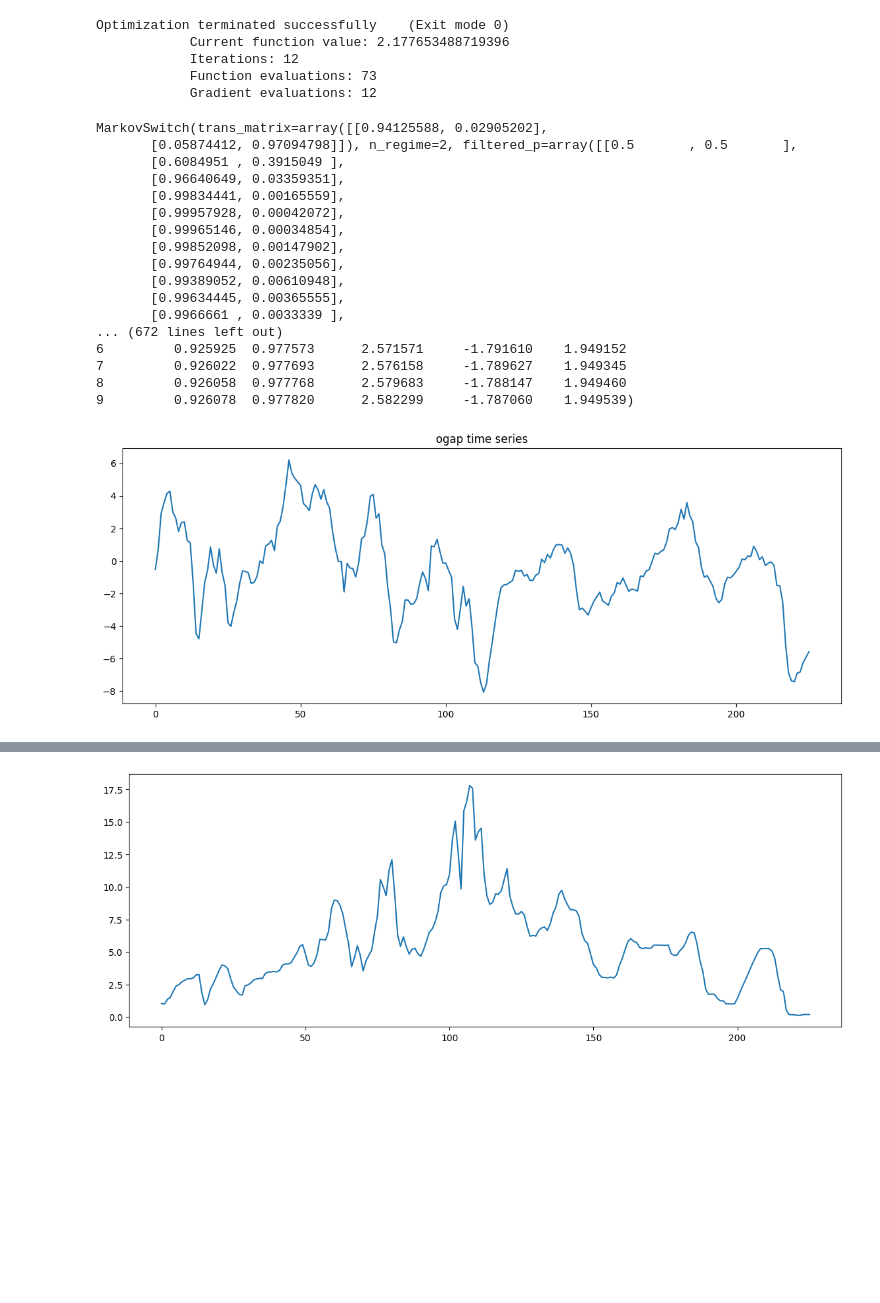
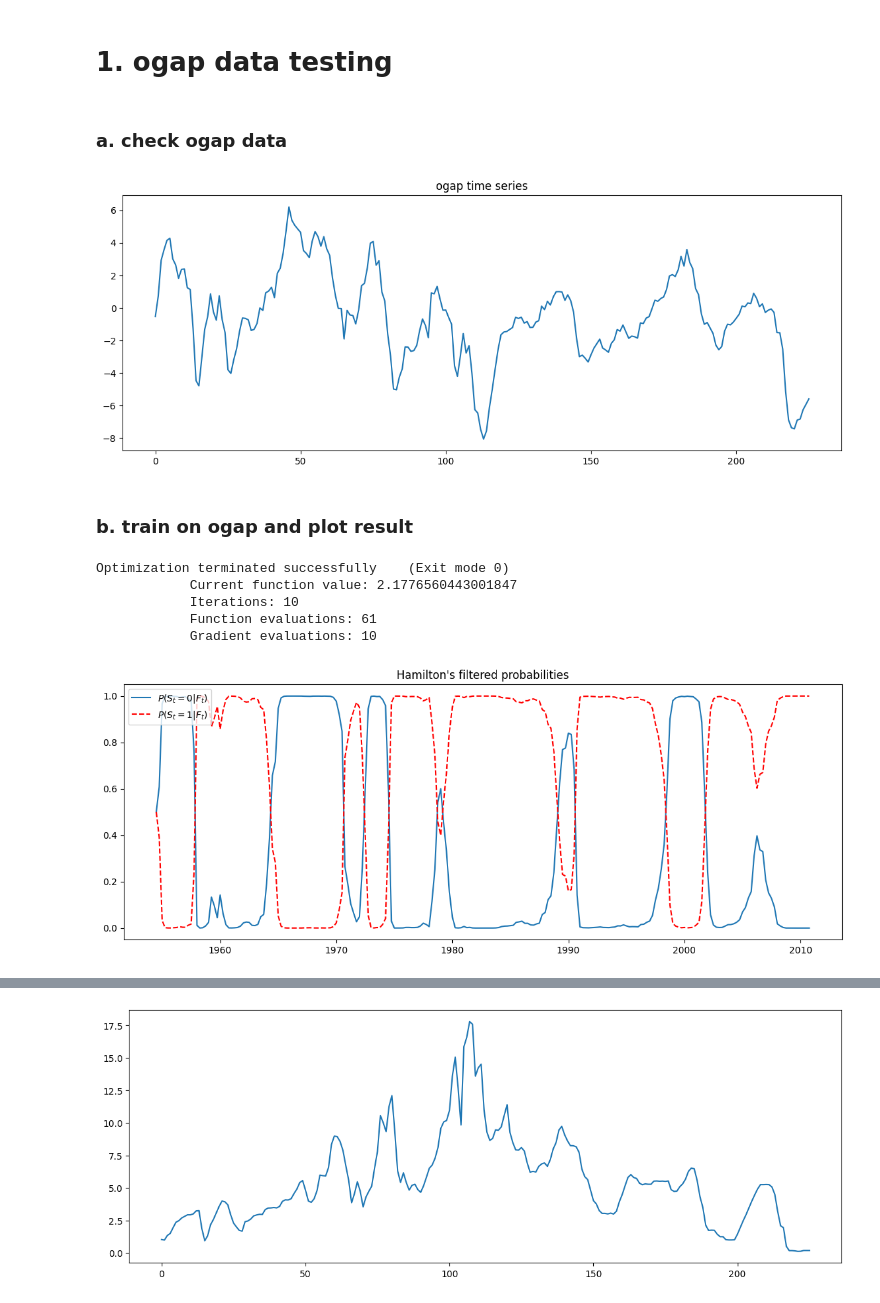
Before and after one commit to bm43/quant-learn, a Jupyter notebook: machine-learning/markov_models/markov_switch_test.ipynb, the cells around one changed output, grey strips where cells are left out. Saved outputs shown, nothing was run; the diff lists cells and outputs as text; code cells hidden in the pictures; blank space fills up the shorter version.

```diff
--- a/machine-learning/markov_models/markov_switch_test.ipynb
+++ b/machine-learning/markov_models/markov_switch_test.ipynb
@@ -4,38 +4,36 @@ import pandas as pd
 import matplotlib.pyplot as plt
 from statsmodels.tsa.regime_switching.tests.test_markov_regression import fedfunds, ogap
 from markov_switch import MarkovSwitch
+# %% [markdown]
+# 1. ogap data testing
+# %% [markdown]
+### a. check ogap data
 # %%
 # test with ogap data
 np.set_printoptions(suppress=True)
-msm = MarkovSwitch()
-msm.fit(np.array(ogap, dtype=np.float64))
+plt.figure(figsize=(14,5))
+plt.title("ogap time series")
+plt.plot(ogap)
+plt.show()
 # %% [output]
-Optimization terminated successfully    (Exit mode 0)
-            Current function value: 2.177653488719396
-            Iterations: 12
-            Function evaluations: 73
-            Gradient evaluations: 12
-MarkovSwitch(trans_matrix=array([[0.94125588, 0.02905202],
-       [0.05874412, 0.97094798]]), n_regime=2, filtered_p=array([[0.5       , 0.5       ],
-       [0.6084951 , 0.3915049 ],
-       [0.96640649, 0.03359351],
-       [0.99834441, 0.00165559],
-       [0.99957928, 0.00042072],
-       [0.99965146, 0.00034854],
-       [0.99852098, 0.00147902],
-       [0.99764944, 0.00235056],
-       [0.99389052, 0.00610948],
-       [0.99634445, 0.00365555],
-       [0.9966661 , 0.0033339 ],
-... (672 lines left out)
-6         0.925925  0.977573      2.571571     -1.791610    1.949152
-7         0.926022  0.977693      2.576158     -1.789627    1.949345
-8         0.926058  0.977768      2.579683     -1.788147    1.949460
-9         0.926078  0.977820      2.582299     -1.787060    1.949539)
+[figure, added]
-# %%
-plt.figure(figsize=(14,5))
-plt.title("ogap time series")
-plt.plot(ogap)
-plt.show()
-# %% [output]
-[figure, removed]
+# %% [markdown]
+### b. train on ogap and plot result
+# %%
+msm = MarkovSwitch()
+msm.fit(np.array(ogap, dtype=np.float64))
+
+plt.figure(figsize=(14,5))
+plt.title("Hamilton's filtered probabilities")
+dates = pd.date_range('1954-07-01', '2010-10-01', freq='QS')
+plt.plot(dates, msm.filtered_p[:,0], label="$P(S_t = 0 | F_t)$")
+plt.plot(dates, msm.filtered_p[:,1], label="$P(S_t = 1 | F_t)$", color='r', linestyle='--')
+plt.legend(loc='upper left') # displays labels
+plt.show()
+# %% [output]
+Optimization terminated successfully    (Exit mode 0)
+            Current function value: 2.1776560443001847
+            Iterations: 10
+            Function evaluations: 61
+            Gradient evaluations: 10
+[figure, added]
```
Also changed, not shown: parts of 9 cells of this notebook, 1 other file.
